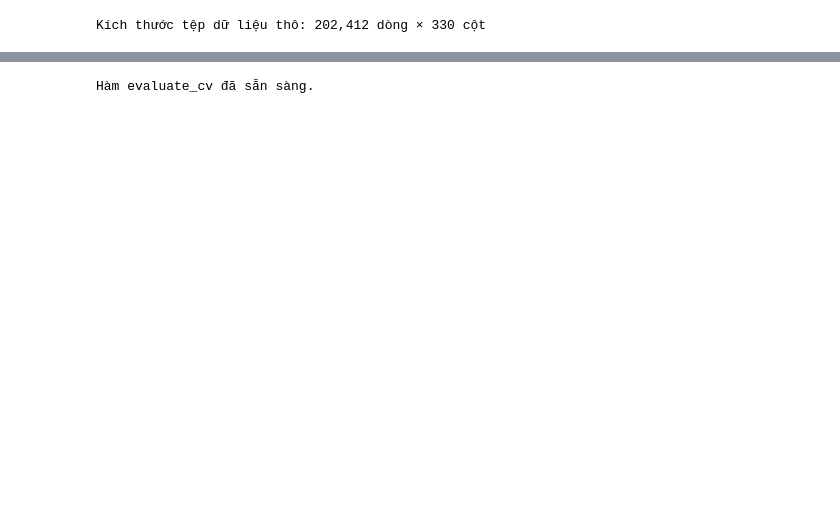
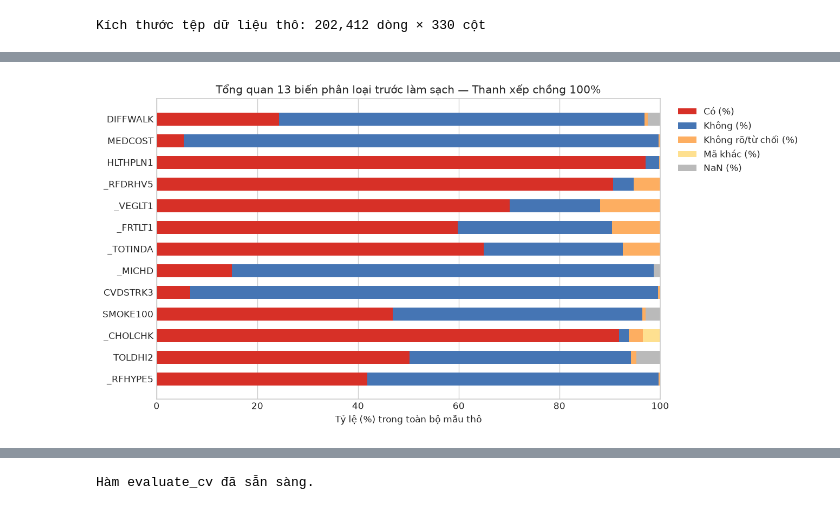
Before and after one commit to trancongdureal/ADY201m, a Jupyter notebook: Bao_cao_cuoi_ky_Nhom_6_v2.ipynb, the cells around one changed output, grey strips where cells are left out. Cells and saved outputs as stored; diff of their text form; code cells hidden in the pictures; blank space fills up the shorter version.

```diff
--- a/Bao_cao_cuoi_ky_Nhom_6_v2.ipynb
+++ b/Bao_cao_cuoi_ky_Nhom_6_v2.ipynb
@@ -440,0 +128,14 @@ display(df_interact_desc)
+# %%
+# Biểu đồ 2: Phân bố 13 biến phân loại trước làm sạch — Thanh xếp chồng 100%
+fig, ax = plt.subplots(figsize=(10, 6))
+bottom = np.zeros(len(df_cat_summary))
+for col, color in [("Có (%)", "#d73027"), ("Không (%)", "#4575b4"), ("Không rõ/từ chối (%)", "#fdae61"), ("Mã khác (%)", "#fee090"), ("NaN (%)", "#bababa")]:
+    ax.barh(df_cat_summary['Biến'], df_cat_summary[col], left=bottom, label=col, color=color, height=0.6)
+    bottom += df_cat_summary[col]
+ax.set_xlim(0, 100)
+ax.set_xlabel("Tỷ lệ (%) trong toàn bộ mẫu thô")
+ax.set_title("Tổng quan 13 biến phân loại trước làm sạch — Thanh xếp chồng 100%")
+ax.legend(bbox_to_anchor=(1.02, 1), loc='upper left')
+plt.show()
+# %% [output]
+[figure, added]
```
Also changed, not shown: parts of 128 cells of this notebook.
